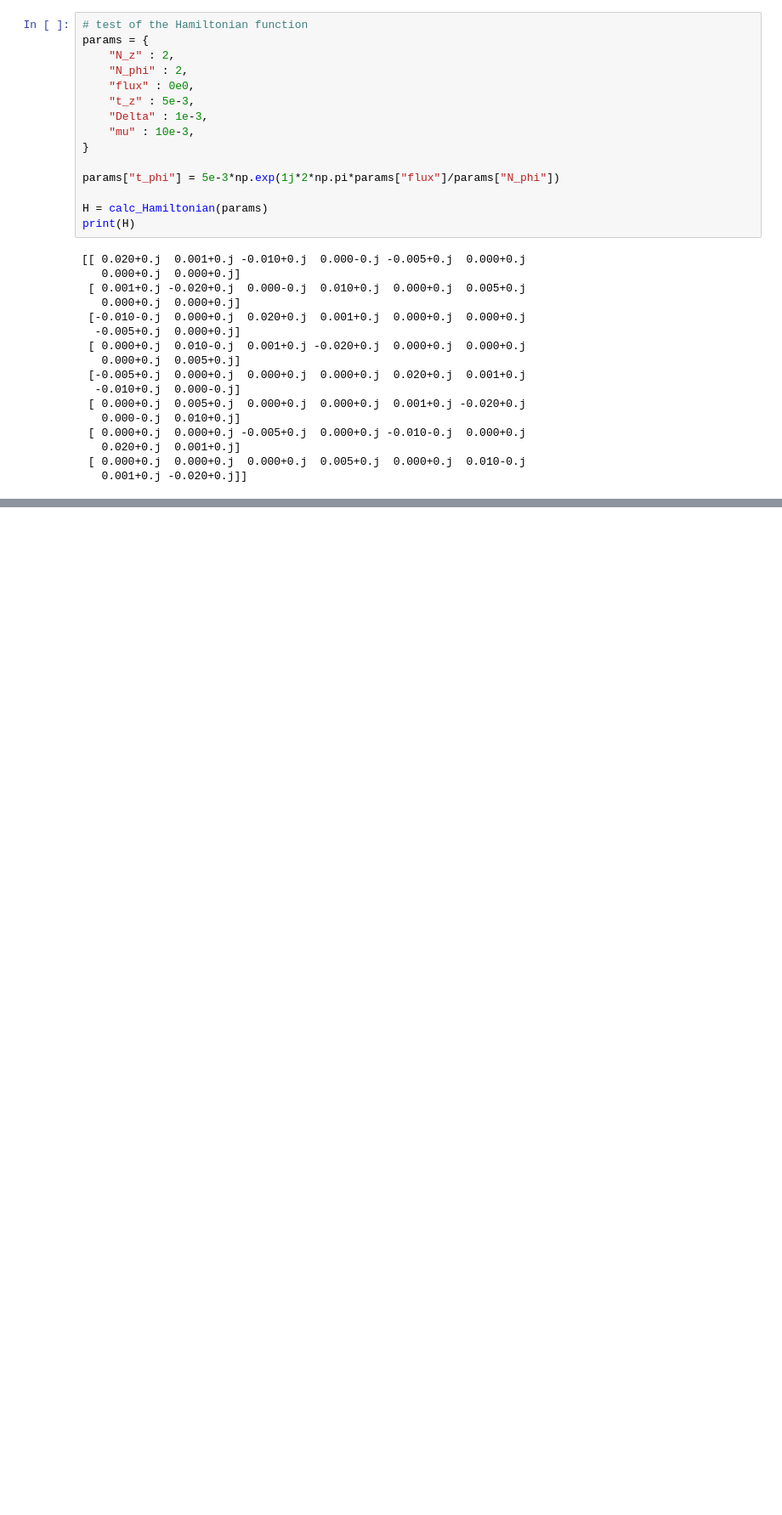
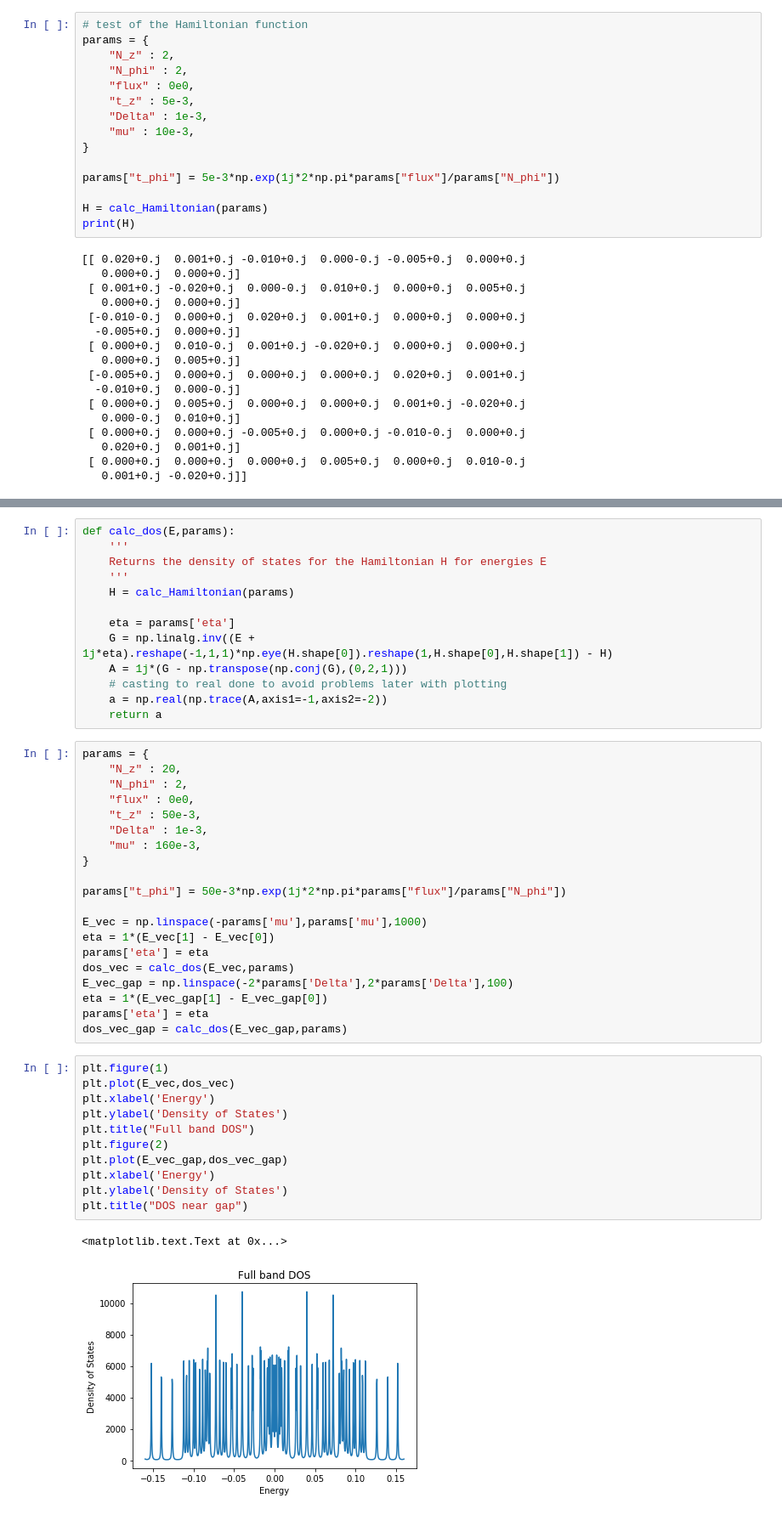
Before and after one commit to sandeshkalantre/superconducting-transport, a Jupyter notebook: code/Cylindrical Nanowire.ipynb, the cells around one changed output, grey strips where cells are left out. Shown at 85% size. Cells and saved outputs as stored; diff of their text form; blank space fills up the shorter version.

```diff
--- a/code/Cylindrical Nanowire.ipynb
+++ b/code/Cylindrical Nanowire.ipynb
@@ -106,0 +114,47 @@ print(H)
+# %%
+def calc_dos(E,params):
+    '''
+    Returns the density of states for the Hamiltonian H for energies E
+    '''
+    H = calc_Hamiltonian(params)
+
+    eta = params['eta']
+    G = np.linalg.inv((E + 1j*eta).reshape(-1,1,1)*np.eye(H.shape[0]).reshape(1,H.shape[0],H.shape[1]) - H)
+    A = 1j*(G - np.transpose(np.conj(G),(0,2,1)))
+    # casting to real done to avoid problems later with plotting
+    a = np.real(np.trace(A,axis1=-1,axis2=-2))
+    return a
+# %%
+params = {
+    "N_z" : 20,
+    "N_phi" : 2,
+    "flux" : 0e0,
+    "t_z" : 50e-3,
+    "Delta" : 1e-3,
+    "mu" : 160e-3,
+}
+
+params["t_phi"] = 50e-3*np.exp(1j*2*np.pi*params["flux"]/params["N_phi"])
+
+E_vec = np.linspace(-params['mu'],params['mu'],1000)
+eta = 1*(E_vec[1] - E_vec[0])
+params['eta'] = eta
+dos_vec = calc_dos(E_vec,params)
+E_vec_gap = np.linspace(-2*params['Delta'],2*params['Delta'],100)
+eta = 1*(E_vec_gap[1] - E_vec_gap[0])
+params['eta'] = eta
+dos_vec_gap = calc_dos(E_vec_gap,params)
+# %%
+plt.figure(1)
+plt.plot(E_vec,dos_vec)
+plt.xlabel('Energy')
+plt.ylabel('Density of States')
+plt.title("Full band DOS")
+plt.figure(2)
+plt.plot(E_vec_gap,dos_vec_gap)
+plt.xlabel('Energy')
+plt.ylabel('Density of States')
+plt.title("DOS near gap")
+# %% [output]
+<matplotlib.text.Text at 0x...>
+[figure, added]
```
Also changed, not shown: parts of 4 cells of this notebook.
